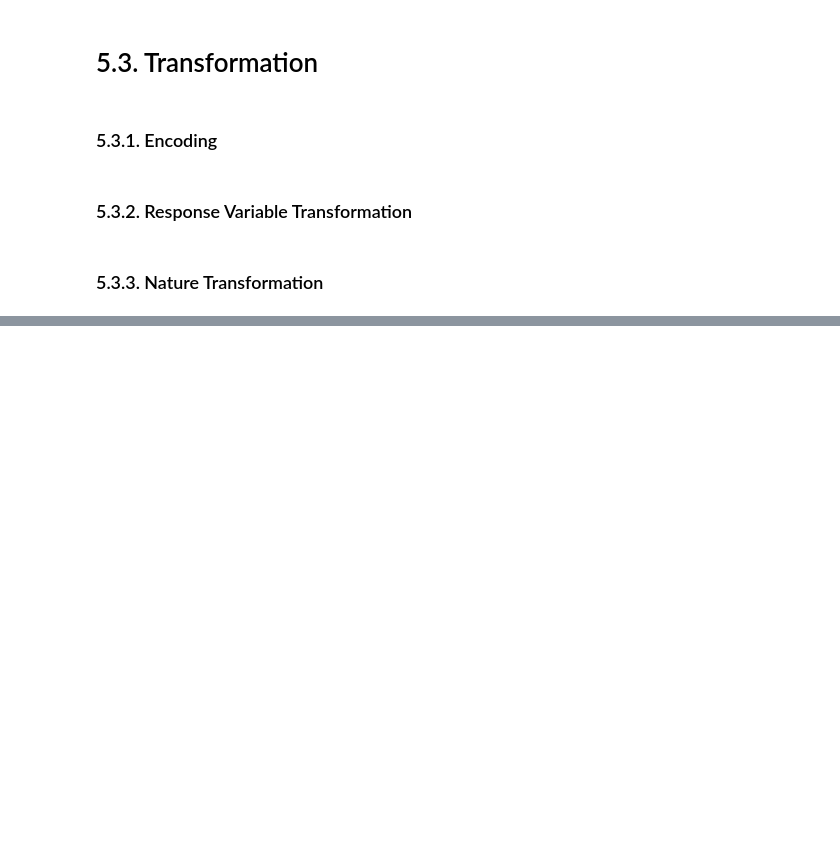
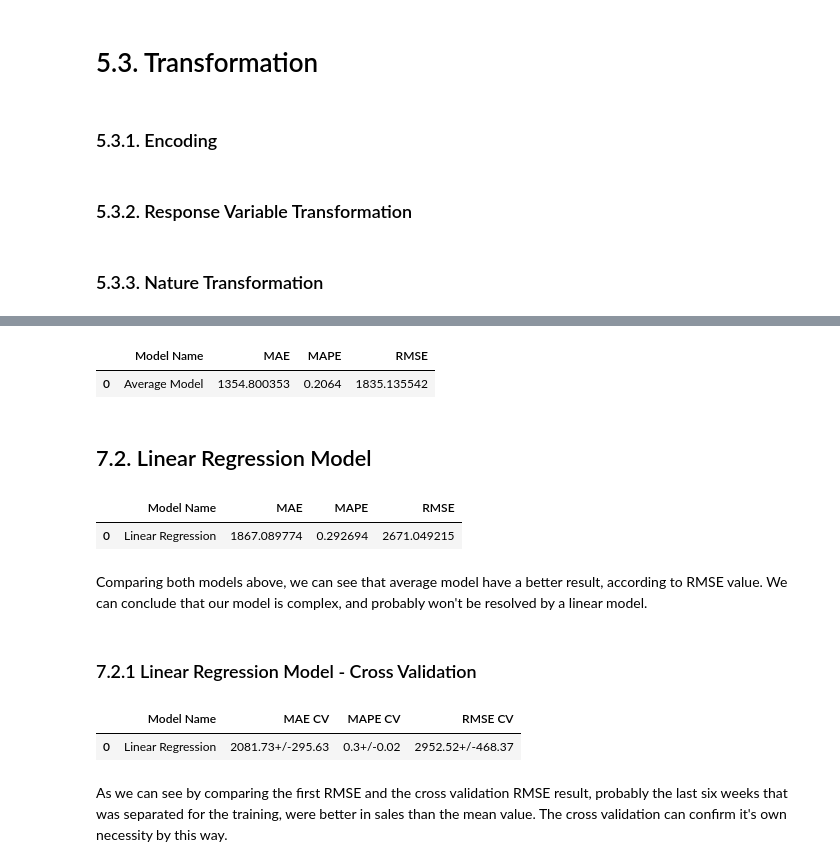
Before and after one commit to cainrodrigues/data_science_em_producao, a Jupyter notebook: m06_v01_store_sales_prediction.ipynb, the cells around one changed output, grey strips where cells are left out. Drawn from its saved outputs; the diff is of its cells as text; code cells hidden in the pictures; blank space fills up the shorter version.

```diff
--- a/m06_v01_store_sales_prediction.ipynb
+++ b/m06_v01_store_sales_prediction.ipynb
@@ -1306,0 +1144,51 @@ a = cross_validation(model_name = 'Linear Regression',x_training = x_training,kf
+# %%
+aux1 = x_test.copy()
+aux1['sales'] = y_test.copy() # real sales data
+
+# prediction
+aux2 = aux1[['store','sales']].groupby('store').mean().reset_index().rename(columns={'sales':'predictions'})
+
+# adding back the predictions to the original dataset
+aux1 = pd.merge(aux1,aux2,how='left', on='store')
+
+# sales prediction value
+yhat_baseline = aux1['predictions']
+
+# performance of average model
+# As we applied the log function on the transformation step, we're applying the exponential function
+#so we can have the original dataset.
+baseline_result = ml_error('Average Model', np.expm1(y_test), np.expm1(yhat_baseline) )
+baseline_result
+# %% [output]
+|  | Model Name | MAE | MAPE | RMSE |
+| 0 | Average Model | 1354.800353 | 0.2064 | 1835.135542 |
+# %% [markdown]
+## 7.2. Linear Regression Model
+# %%
+# model
+lr = LinearRegression().fit(x_train_boruta, y_train)
+
+# prediction
+yhat_lr = lr.predict(x_test)
+
+# performance
+lr_result = ml_error('Linear Regression', np.expm1(y_test), np.expm1(yhat_lr) )
+lr_result
+# %% [output]
+|  | Model Name | MAE | MAPE | RMSE |
+| 0 | Linear Regression | 1867.089774 | 0.292694 | 2671.049215 |
+# %% [markdown]
+Comparing both models above, we can see that average model have a better result, according to RMSE value. We can conclude that our model is complex, and probably won't be resolved by a linear model.
+# %% [markdown]
+### 7.2.1 Linear Regression Model - Cross Validation
+# %%
+lr_result_cv = cross_validation(model=lr,
+                 model_name = 'Linear Regression',
+                 x_training = x_training,
+                 kfold = 5)
+lr_result_cv
+# %% [output]
+|  | Model Name | MAE CV | MAPE CV | RMSE CV |
+| 0 | Linear Regression | 2081.73+/-295.63 | 0.3+/-0.02 | 2952.52+/-468.37 |
+# %% [markdown]
+As we can see by comparing the first RMSE and the cross validation RMSE result, probably the last six weeks that was separated for the training, were better in sales than the mean value. The cross validation can confirm it's own necessity by this way.
```
Also changed, not shown: parts of 86 cells of this notebook.
